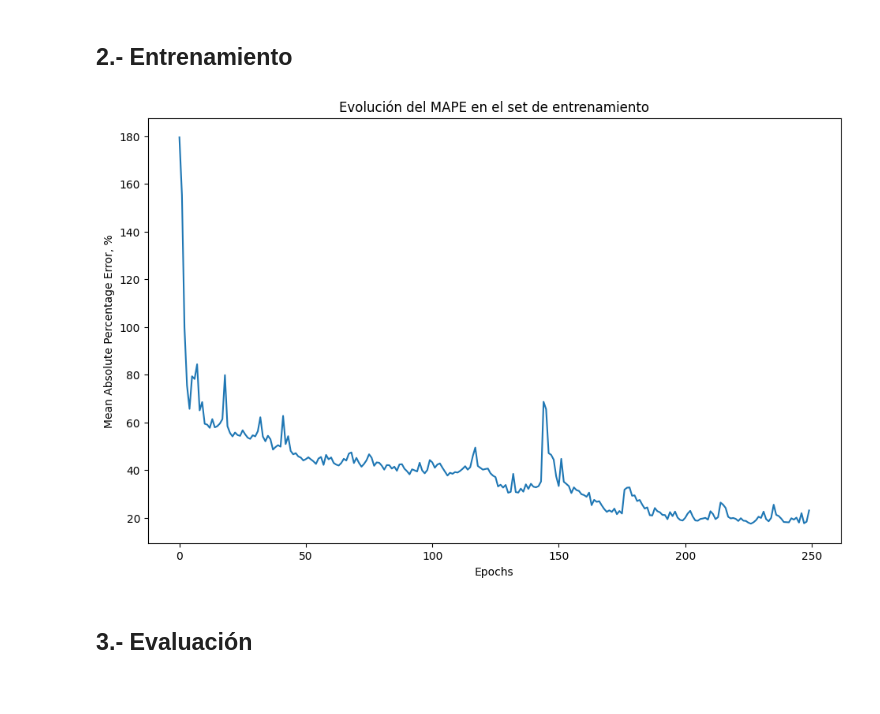
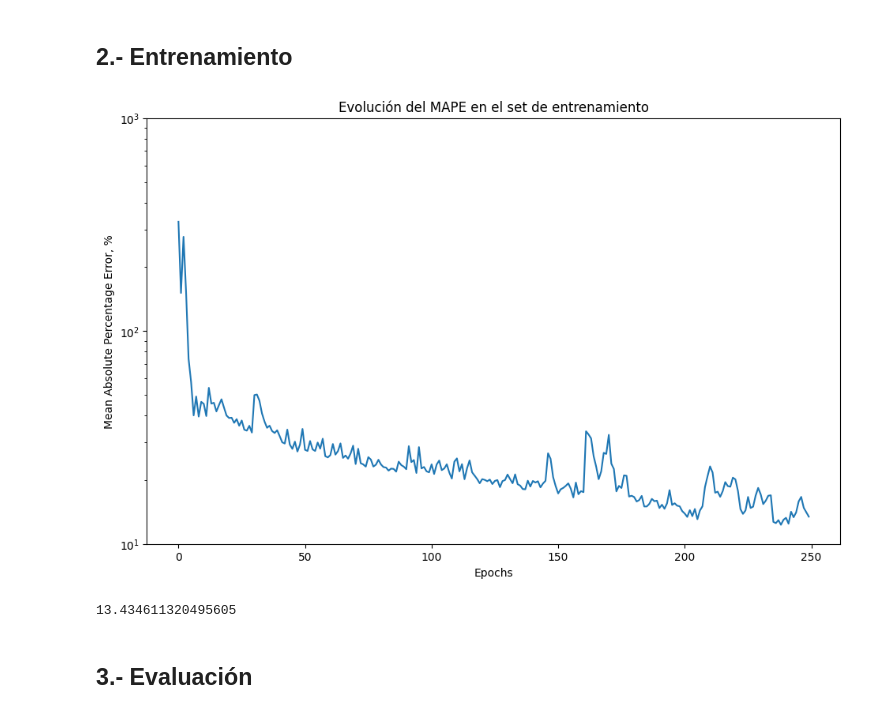
Before and after one commit to Fran-GS-96/Presentacion_NLHPC, a Jupyter notebook: Presentacion_NLHPC.ipynb, the cells around one changed output. Saved outputs shown, nothing was run; the diff lists cells and outputs as text; code cells hidden in the pictures.

```diff
--- a/Presentacion_NLHPC.ipynb
+++ b/Presentacion_NLHPC.ipynb
@@ -209,35 +212,29 @@ def rshp_features_lstm(features, n_steps):
   array_lstm = np.delete(array_lstm, range(n_steps -1 ), axis = 0)
   return array_lstm
 # %%
-#ini_batch = df_ml_predictores.shape[0]
-#n_features = df_ml_predictores.shape[1]
 n_steps = 5
 
-new_features_n = rshp_features_lstm(df_ml_predictores,n_steps)
+predictores_lstm = rshp_features_lstm(df_ml_predictores,n_steps)
 
-new_target_n = df_ml_target.drop(df_ml_target.index[0:n_steps-1])
+target_lstm = df_ml_target.drop(df_ml_target.index[0:n_steps-1])
 
 X_lstm_2022 = rshp_features_lstm(df_2022_predictores, n_steps)
 # %%
-X_train_lstm, X_test_lstm, Y_train_lstm, Y_test_lstm = train_test_split(new_features_n, new_target_n.values, test_size = 0.30, random_state = 42)
+X_train_lstm, X_test_lstm, Y_train_lstm, Y_test_lstm = train_test_split(predictores_lstm, target_lstm.values, test_size = 0.30, random_state = 42)
 # %% [markdown]
 ## 1.- Arquitectura
 # %%
-model_LSTM1 = tf.keras.models.Sequential()
+model_LSTM = tf.keras.models.Sequential()
 
-model_LSTM1.add(tf.keras.layers.LSTM(50,input_shape=(X_train_lstm.shape[1],X_train_lstm.shape[2]), activation = tf.keras.activations.relu))
+model_LSTM.add(tf.keras.layers.LSTM(50,input_shape=(X_train_lstm.shape[1],X_train_lstm.shape[2]), activation = tf.keras.activations.relu))
 
+model_LSTM.add(tf.keras.layers.Dense(1, activation = tf.keras.activations.linear))
 
-model_LSTM1.add(tf.keras.layers.Dense(1, activation = tf.keras.activations.linear))
-
-model_LSTM1.compile(optimizer = 'adam',
+model_LSTM.compile(optimizer = 'adam',
                    loss = 'mean_squared_error',
                    metrics = ['mean_absolute_error','mean_squared_error','mean_absolute_percentage_error'])
 
-#input_shape = X_train_lstm.shape[1],X_train_lstm.shape[2])
-#model_LSTM1.build((2, 9))
-
-model_LSTM1.summary()
+model_LSTM.summary()
 # %% [output]
 Model: "sequential_1"
 _________________________________________________________________
@@ -255,16 +252,22 @@ _________________________________________________________________
 # %% [markdown]
 ## 2.- Entrenamiento
 # %%
-lstm_fit = model_LSTM1.fit(X_train_lstm, Y_train_lstm, epochs = 250, batch_size = 100,verbose = 0)
+lstm_fit = model_LSTM.fit(X_train_lstm, Y_train_lstm, epochs = 250, batch_size = 100,verbose = 0)
 # %%
 fig = plt.figure(figsize = (7*(1+np.sqrt(5))/2,7))
 plt.plot(lstm_fit.history['mean_absolute_percentage_error'])
 plt.xlabel('Epochs')
 plt.ylabel('Mean Absolute Percentage Error, %')
 plt.title('Evolución del MAPE en el set de entrenamiento')
+plt.yscale('log')
+plt.ylim([10**1,10**3])
 plt.show()
 # %% [output]
-[figure, old version]
+[figure, new version]
+# %%
+lstm_fit.history['mean_absolute_percentage_error'][-1]
+# %% [output]
+13.434611320495605
 # %% [markdown]
 ## 3.- Evaluación
 # %%
```
Also changed, not shown: parts of 10 cells of this notebook, 8 other files.
